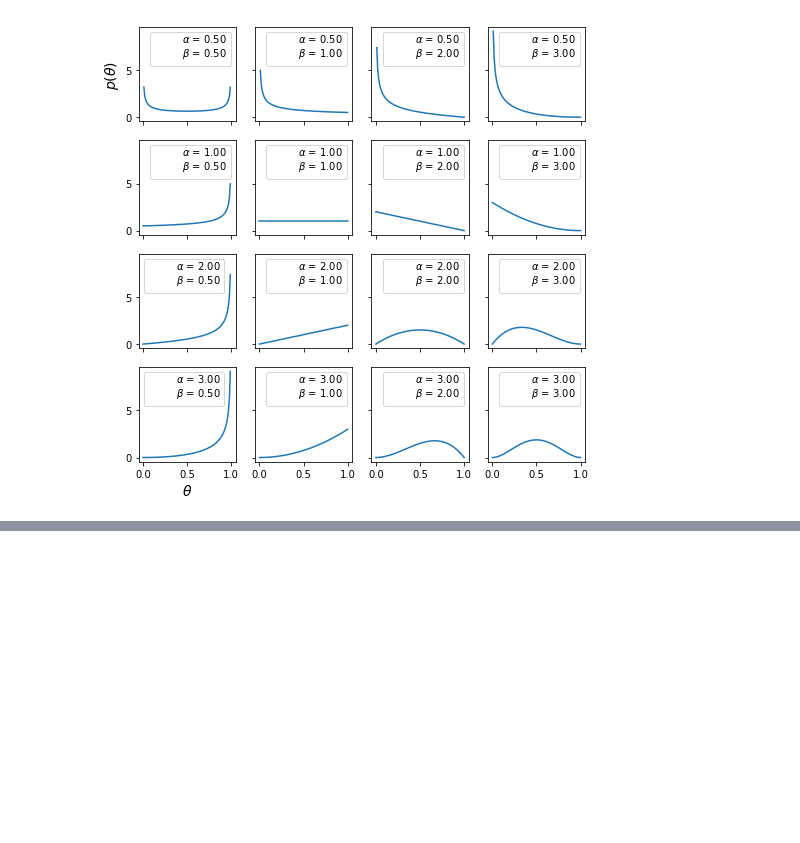
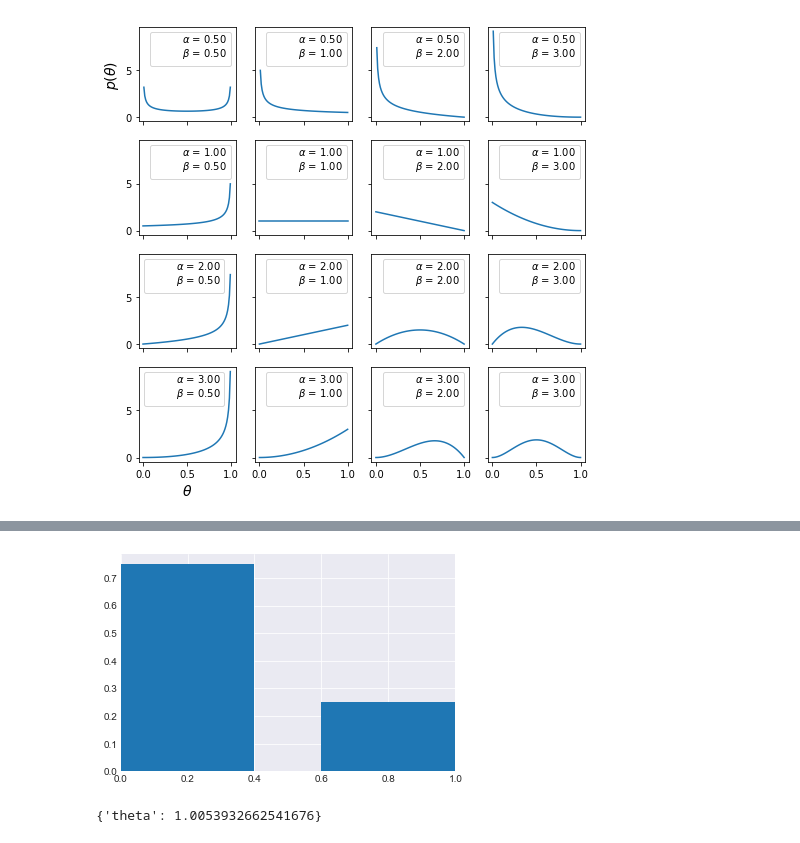
Before and after one commit to shuya106/bayes_repository, a Jupyter notebook: distribution.ipynb, the cells around one changed output, grey strips where cells are left out. Saved outputs shown, nothing was run; the diff lists cells and outputs as text; code cells hidden in the pictures; blank space fills up the shorter version.

```diff
--- a/distribution.ipynb
+++ b/distribution.ipynb
@@ -40,0 +103,13 @@ Text(0, 0.5, '$p(\\theta)$')
+# %%
+#data
+a = 1 / 4
+b = 3 / 4
+plt.bar((1, 0), (a, b))
+plt.xlim(0, 1)
+plt.show()
+# %% [output]
+[figure, added]
+# %%
+pm.gelman_rubin(chain)
+# %% [output]
+{'theta': 1.0053932662541676}
```
Also changed, not shown: parts of 32 cells of this notebook.
